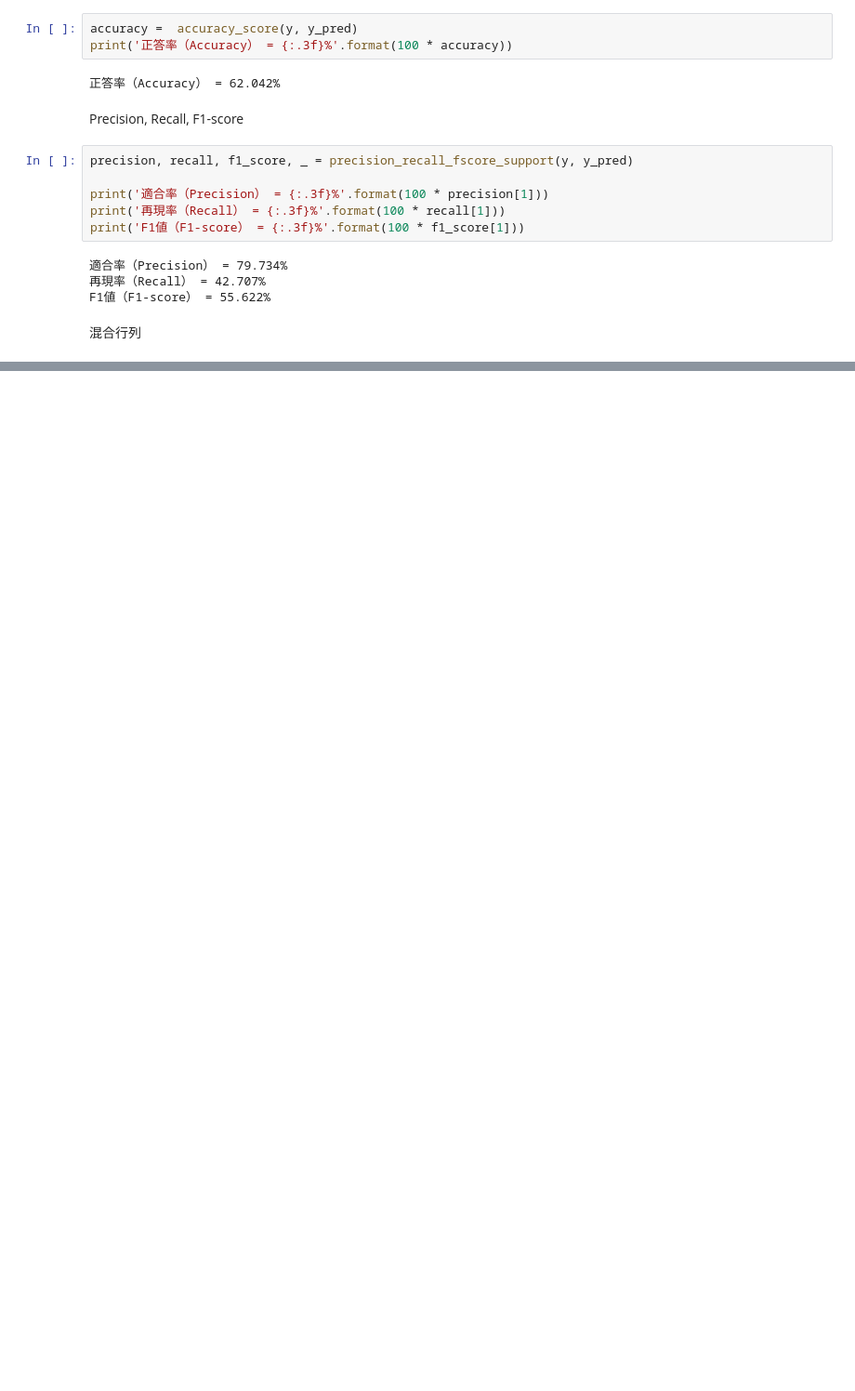
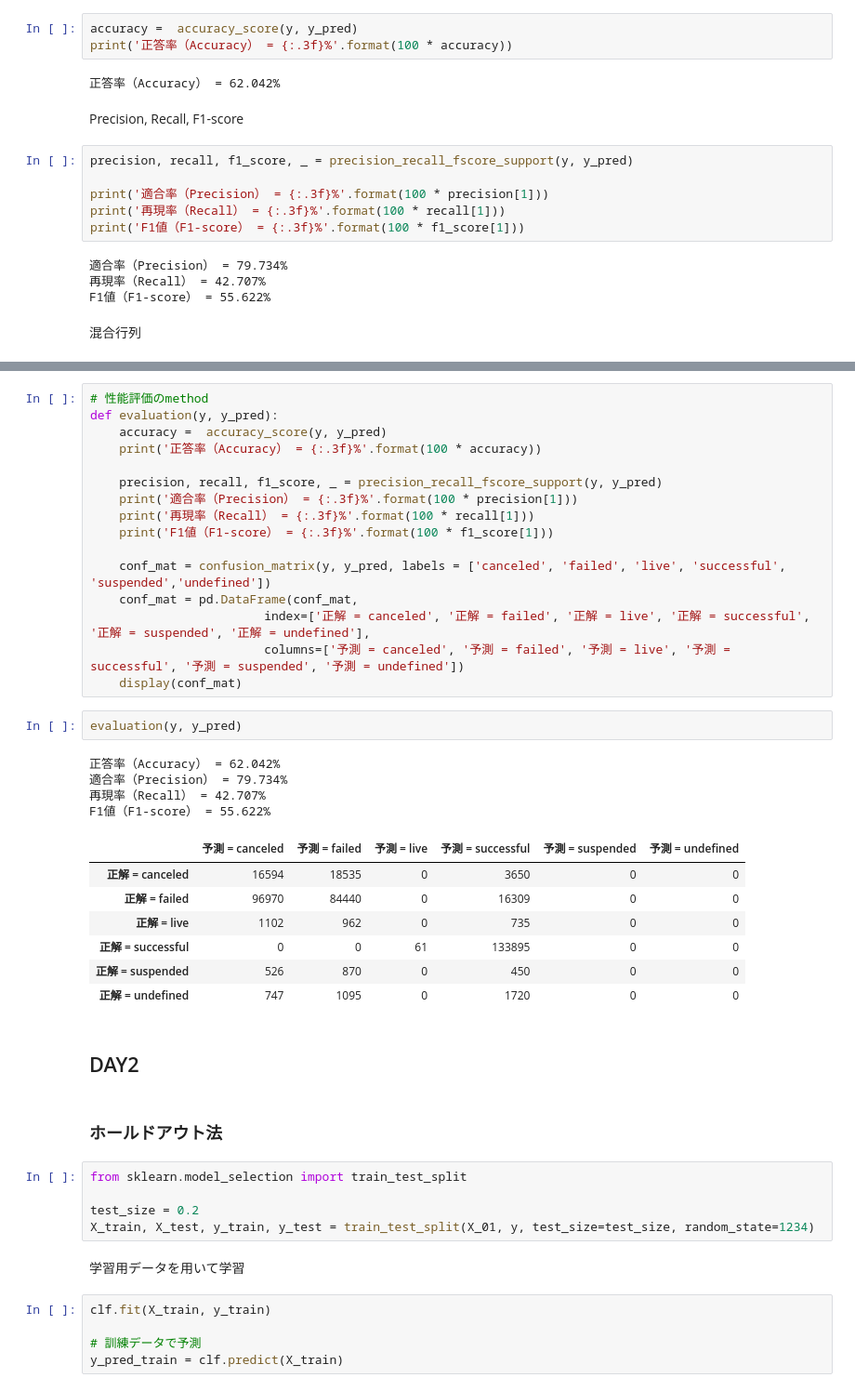
Before and after one commit to jo-315/SUAI_publish, a Jupyter notebook: SUAI_Classification/main.ipynb, the cells around one changed output, grey strips where cells are left out. Shown at 93% size. Saved outputs shown, nothing was run; the diff lists cells and outputs as text; blank space fills up the shorter version.

```diff
--- a/SUAI_Classification/main.ipynb
+++ b/SUAI_Classification/main.ipynb
@@ -147,0 +148,46 @@ conf_mat
+# %%
+# 性能評価のmethod
+def evaluation(y, y_pred):
+    accuracy =  accuracy_score(y, y_pred)
+    print('正答率（Accuracy） = {:.3f}%'.format(100 * accuracy))
+
+    precision, recall, f1_score, _ = precision_recall_fscore_support(y, y_pred)
+    print('適合率（Precision） = {:.3f}%'.format(100 * precision[1]))
+    print('再現率（Recall） = {:.3f}%'.format(100 * recall[1]))
+    print('F1値（F1-score） = {:.3f}%'.format(100 * f1_score[1]))
+
+    conf_mat = confusion_matrix(y, y_pred, labels = ['canceled', 'failed', 'live', 'successful', 'suspended','undefined'])
+    conf_mat = pd.DataFrame(conf_mat,
+                        index=['正解 = canceled', '正解 = failed', '正解 = live', '正解 = successful', '正解 = suspended', '正解 = undefined'],
+                        columns=['予測 = canceled', '予測 = failed', '予測 = live', '予測 = successful', '予測 = suspended', '予測 = undefined'])
+    display(conf_mat)
+# %%
+evaluation(y, y_pred)
+# %% [output]
+正答率（Accuracy） = 62.042%
+適合率（Precision） = 79.734%
+再現率（Recall） = 42.707%
+F1値（F1-score） = 55.622%
+|  | 予測 = canceled | 予測 = failed | 予測 = live | 予測 = successful | 予測 = suspended | 予測 = undefined |
+| 正解 = canceled | 16594 | 18535 | 0 | 3650 | 0 | 0 |
+| 正解 = failed | 96970 | 84440 | 0 | 16309 | 0 | 0 |
+| 正解 = live | 1102 | 962 | 0 | 735 | 0 | 0 |
+| 正解 = successful | 0 | 0 | 61 | 133895 | 0 | 0 |
+| 正解 = suspended | 526 | 870 | 0 | 450 | 0 | 0 |
+| 正解 = undefined | 747 | 1095 | 0 | 1720 | 0 | 0 |
+# %% [markdown]
+## DAY2
+# %% [markdown]
+### ホールドアウト法
+# %%
+from sklearn.model_selection import train_test_split
+
+test_size = 0.2
+X_train, X_test, y_train, y_test = train_test_split(X_01, y, test_size=test_size, random_state=1234)
+# %% [markdown]
+学習用データを用いて学習
+# %%
+clf.fit(X_train, y_train)
+
+# 訓練データで予測
+y_pred_train = clf.predict(X_train)
```
Also changed, not shown: parts of 37 cells of this notebook.
